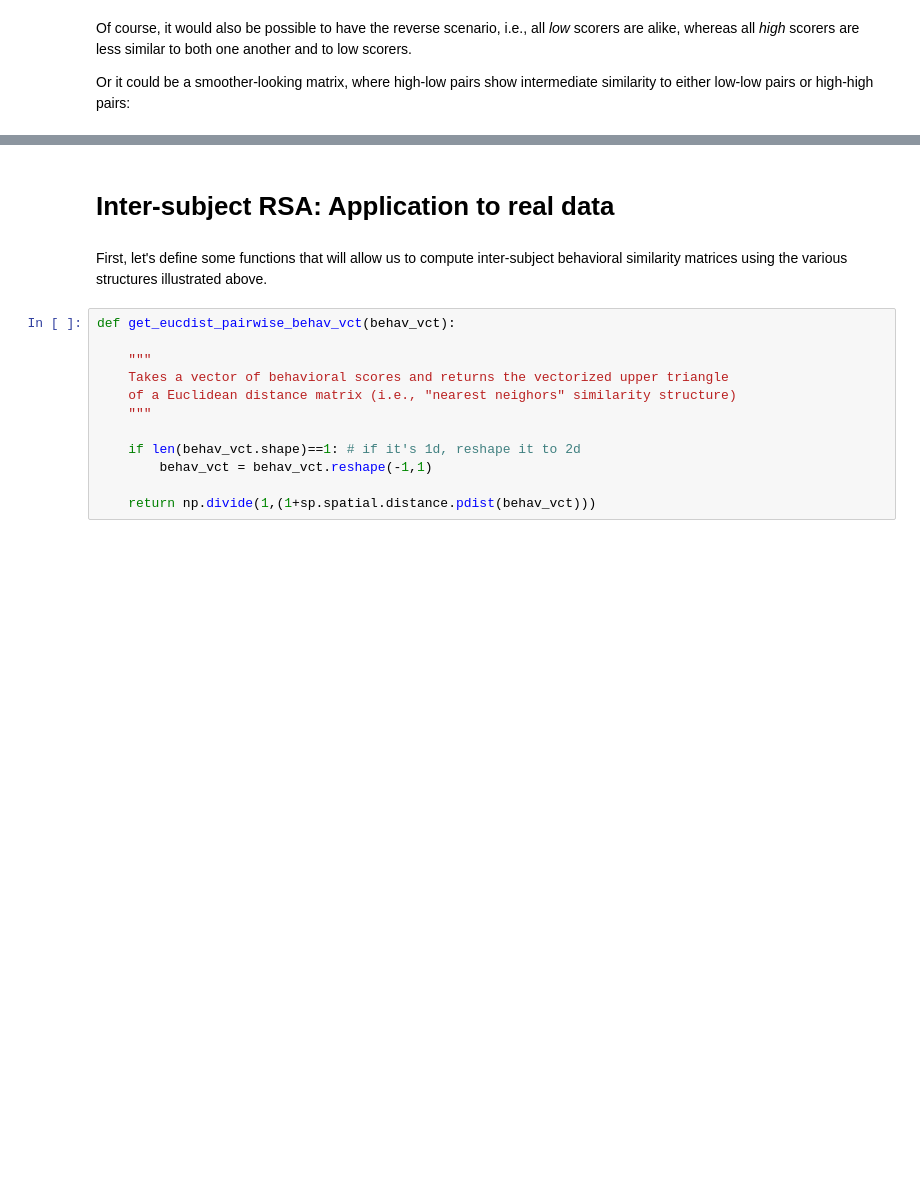
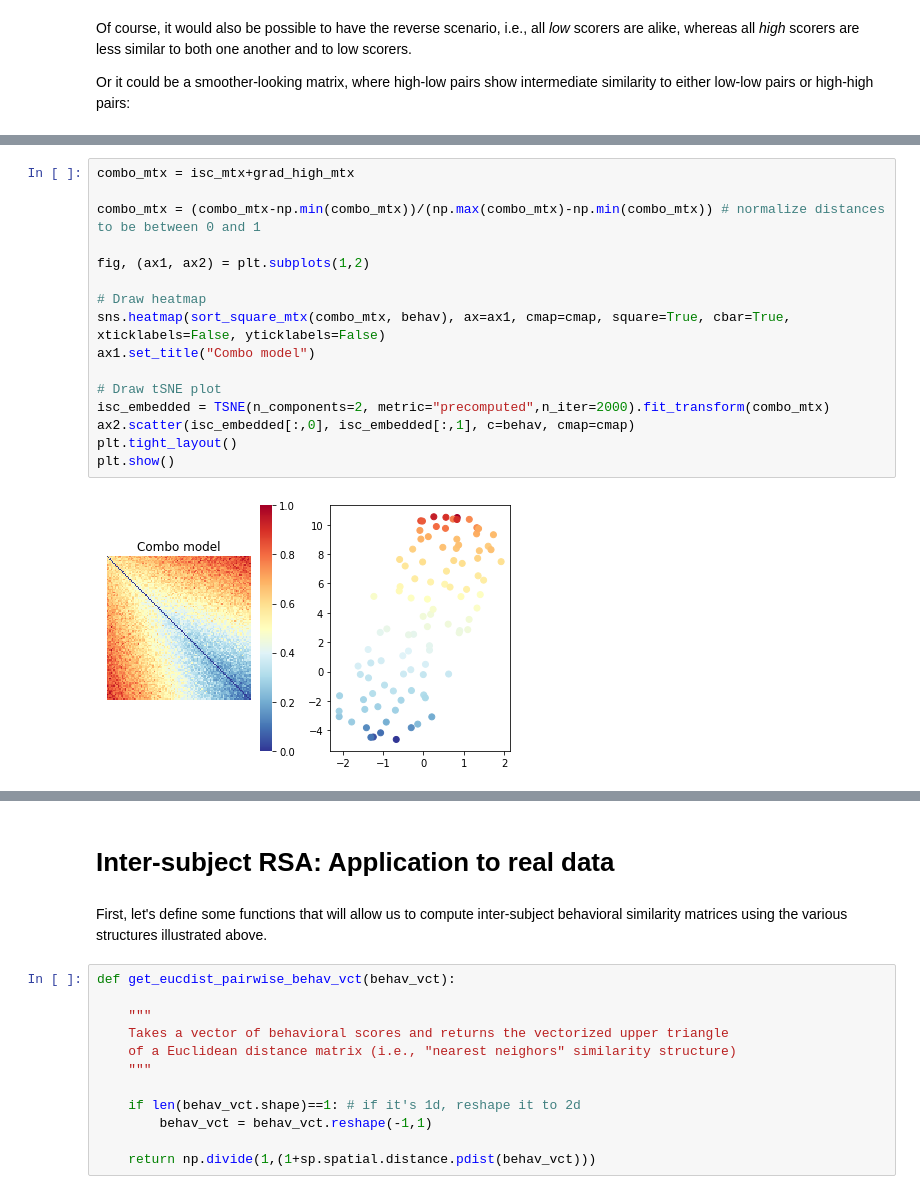
Before and after one commit to esfinn/intersubj_rsa, a Jupyter notebook: intersubject_rsa_demo.ipynb, the cells around one changed output, grey strips where cells are left out. Drawn from its saved outputs; the diff is of its cells as text; blank space fills up the shorter version.

```diff
--- a/intersubject_rsa_demo.ipynb
+++ b/intersubject_rsa_demo.ipynb
@@ -333,0 +371,18 @@ plt.show()
+# %%
+combo_mtx = isc_mtx+grad_high_mtx
+
+combo_mtx = (combo_mtx-np.min(combo_mtx))/(np.max(combo_mtx)-np.min(combo_mtx)) # normalize distances to be between 0 and 1
+
+fig, (ax1, ax2) = plt.subplots(1,2)
+
+# Draw heatmap
+sns.heatmap(sort_square_mtx(combo_mtx, behav), ax=ax1, cmap=cmap, square=True, cbar=True, xticklabels=False, yticklabels=False)
+ax1.set_title("Combo model")
+
+# Draw tSNE plot
+isc_embedded = TSNE(n_components=2, metric="precomputed",n_iter=2000).fit_transform(combo_mtx)
+ax2.scatter(isc_embedded[:,0], isc_embedded[:,1], c=behav, cmap=cmap)
+plt.tight_layout()
+plt.show()
+# %% [output]
+[figure, added]
```
Also changed, not shown: parts of 8 cells of this notebook.
